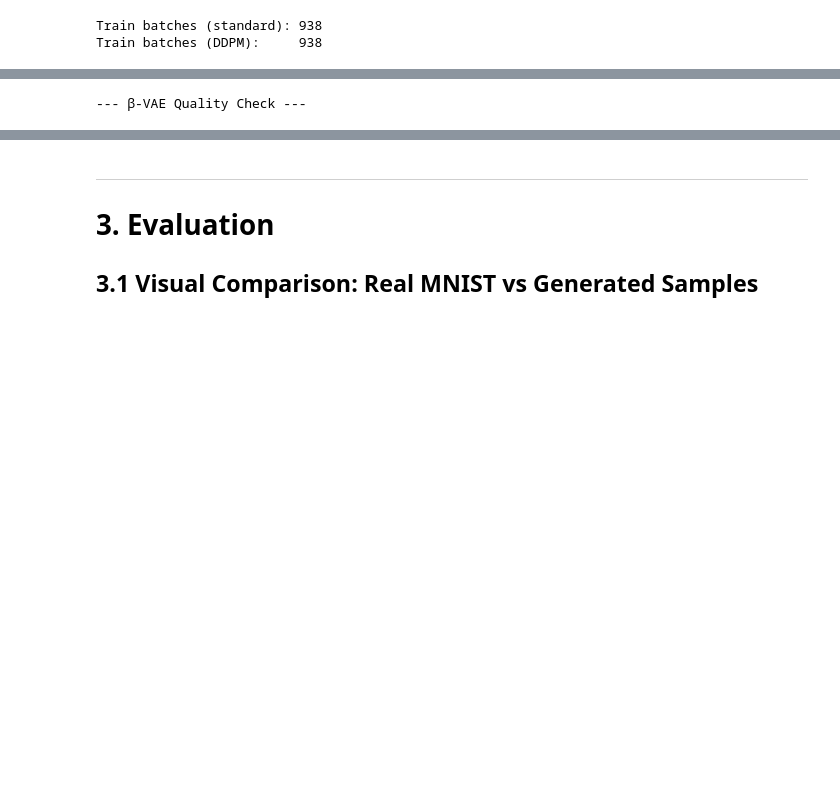
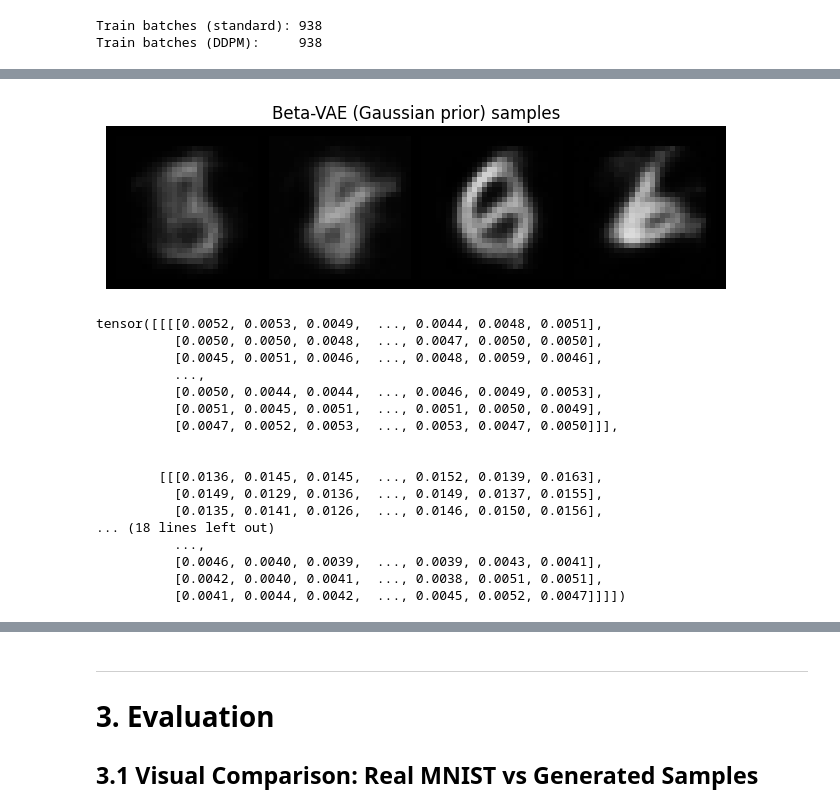
Before and after one commit to V4ldeSalnikov/Advanced-Machine-learning, a Jupyter notebook: LatentDDPMwNB/experiments.ipynb, the cells around one changed output, grey strips where cells are left out. Saved outputs shown, nothing was run; the diff lists cells and outputs as text; code cells hidden in the pictures; blank space fills up the shorter version.

```diff
--- a/LatentDDPMwNB/experiments.ipynb
+++ b/LatentDDPMwNB/experiments.ipynb
@@ -139,0 +234,9 @@ Stage 1: Training β-VAE (Gaussian likelihood)...
+# %%
+vae_bernoulli = VAEModel(
+    device=device, beta=1.0, latent_dim=LATENT_DIM, hidden=VAE_HIDDEN,
+    prior_type='flow', decoder_type='bernoulli', model_name='vae_bernoulli',
+)
+vae_bernoulli.train_model(train_loader, epochs=VAE_FLOW_EPOCHS, lr=VAE_FLOW_LR)
+vae_bernoulli.save(OUTDIR / 'vae_bernoulli.pt')
+show_samples(vae_bernoulli, n=4, title='VAE (Flow prior, Bernoulli decoder) samples',
+             save_path=OUTDIR / 'samples_vae_bernoulli.png')
@@ -140,47 +250,28 @@ Stage 1: Training β-VAE (Gaussian likelihood)...
 # %%
-# Show comparison: Real vs reconstruction vs prior sample
-print('\n--- β-VAE Quality Check ---')
-
-# Get real samples
-real_batch = next(iter(test_loader))
-if isinstance(real_batch, (list, tuple)):
-    real_batch = real_batch[0]
-real_flat = real_batch[:8].to(device)
-if real_flat.dim() > 2:
-    real_flat = real_flat.view(real_flat.size(0), -1)
-
-with torch.no_grad():
-    # Reconstruction quality (x -> z -> x_hat)
-    q = latent_ddpm.vae.encode(real_flat)
-    recon = latent_ddpm.vae.decode_mean(q.mean)
-
-    # True generative quality (z ~ N(0,I) -> x)
-    prior_gen = latent_ddpm.vae.sample(n_samples=8).to(device)
-
-# Reshape for plotting
-real_imgs = real_flat.view(-1, 1, 28, 28).clamp(0.0, 1.0).cpu()
-recon_imgs = recon.view(-1, 1, 28, 28).clamp(0.0, 1.0).cpu()
-gen_imgs = prior_gen.view(-1, 1, 28, 28).clamp(0.0, 1.0).cpu()
-
-# Display comparison
-fig, axes = plt.subplots(3, 8, figsize=(16, 6))
-for i in range(8):
-    axes[0, i].imshow(real_imgs[i, 0].numpy(), cmap='gray')
-    axes[0, i].set_title('Real' if i == 0 else '', fontsize=10)
-    axes[0, i].axis('off')
-
-    axes[1, i].imshow(recon_imgs[i, 0].numpy(), cmap='gray')
-    axes[1, i].set_title('Recon' if i == 0 else '', fontsize=10)
-    axes[1, i].axis('off')
-
-    axes[2, i].imshow(gen_imgs[i, 0].numpy(), cmap='gray')
-    axes[2, i].set_title('Prior Gen' if i == 0 else '', fontsize=10)
-    axes[2, i].axis('off')
-
-fig.suptitle('β-VAE: Real vs Reconstruction vs Prior Samples', fontsize=12, fontweight='bold')
-plt.tight_layout()
-plt.savefig(OUTDIR / 'beta_vae_quality_check.png', dpi=120, bbox_inches='tight')
-plt.show()
-print('✓ β-VAE quality check saved to beta_vae_quality_check.png')
+beta_vae = VAEModel(
+    device=device, beta=1.0, latent_dim=LATENT_DIM, hidden=VAE_HIDDEN,
+    prior_type='gaussian', model_name='beta_vae',
+)
+beta_vae.train_model(train_loader, epochs=BETA_VAE_EPOCHS, lr=BETA_VAE_LR)
+beta_vae.save(OUTDIR / 'beta_vae.pt')
+show_samples(beta_vae, n=4, title='Beta-VAE (Gaussian prior) samples',
+             save_path=OUTDIR / 'samples_beta_vae.png')
 # %% [output]
+[figure, new version]
---- β-VAE Quality Check ---
+tensor([[[[0.0052, 0.0053, 0.0049,  ..., 0.0044, 0.0048, 0.0051],
+          [0.0050, 0.0050, 0.0048,  ..., 0.0047, 0.0050, 0.0050],
+          [0.0045, 0.0051, 0.0046,  ..., 0.0048, 0.0059, 0.0046],
+          ...,
+          [0.0050, 0.0044, 0.0044,  ..., 0.0046, 0.0049, 0.0053],
+          [0.0051, 0.0045, 0.0051,  ..., 0.0051, 0.0050, 0.0049],
+          [0.0047, 0.0052, 0.0053,  ..., 0.0053, 0.0047, 0.0050]]],
+
+
+        [[[0.0136, 0.0145, 0.0145,  ..., 0.0152, 0.0139, 0.0163],
+          [0.0149, 0.0129, 0.0136,  ..., 0.0149, 0.0137, 0.0155],
+          [0.0135, 0.0141, 0.0126,  ..., 0.0146, 0.0150, 0.0156],
+... (18 lines left out)
+          ...,
+          [0.0046, 0.0040, 0.0039,  ..., 0.0039, 0.0043, 0.0041],
+          [0.0042, 0.0040, 0.0041,  ..., 0.0038, 0.0051, 0.0051],
+          [0.0041, 0.0044, 0.0042,  ..., 0.0045, 0.0052, 0.0047]]]])
```
Also changed, not shown: parts of 32 cells of this notebook, 7 other files.
